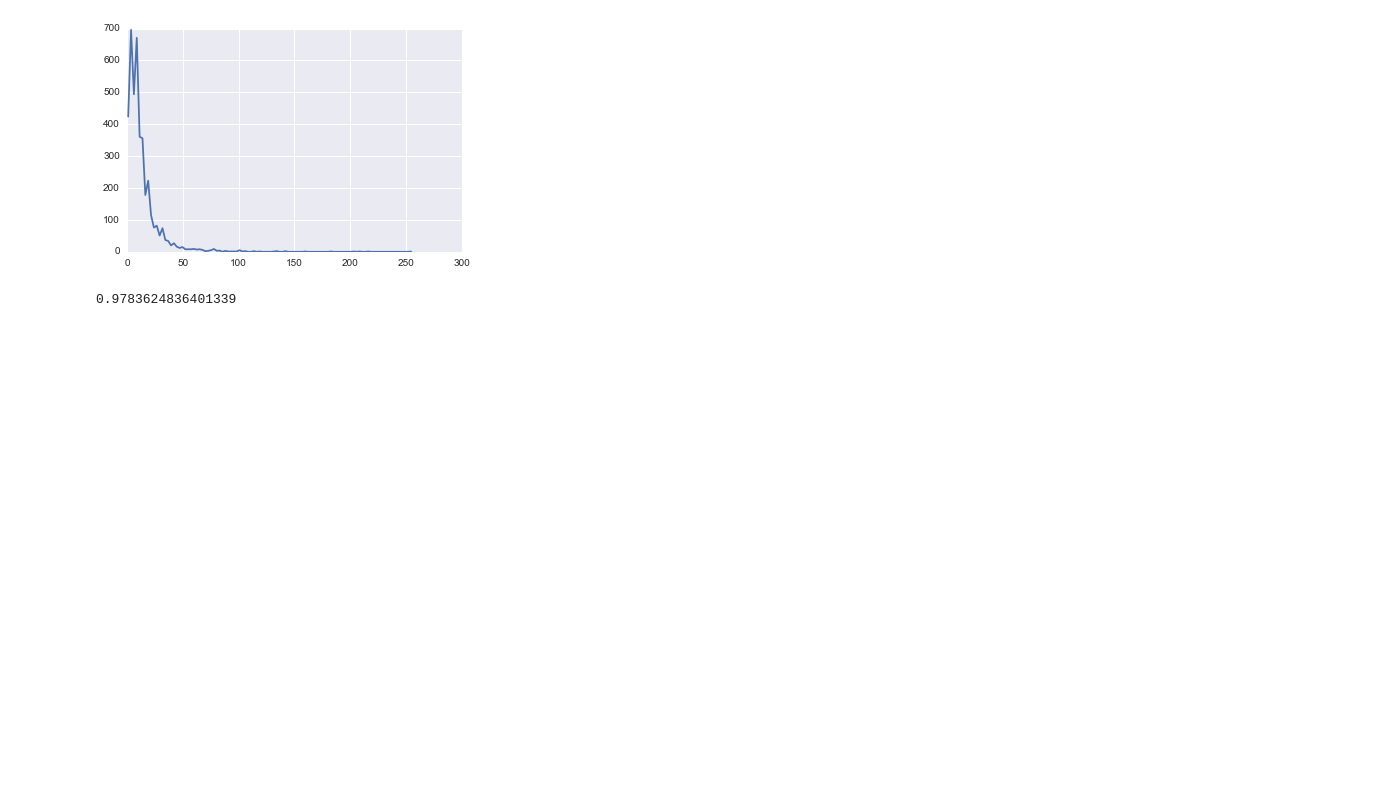
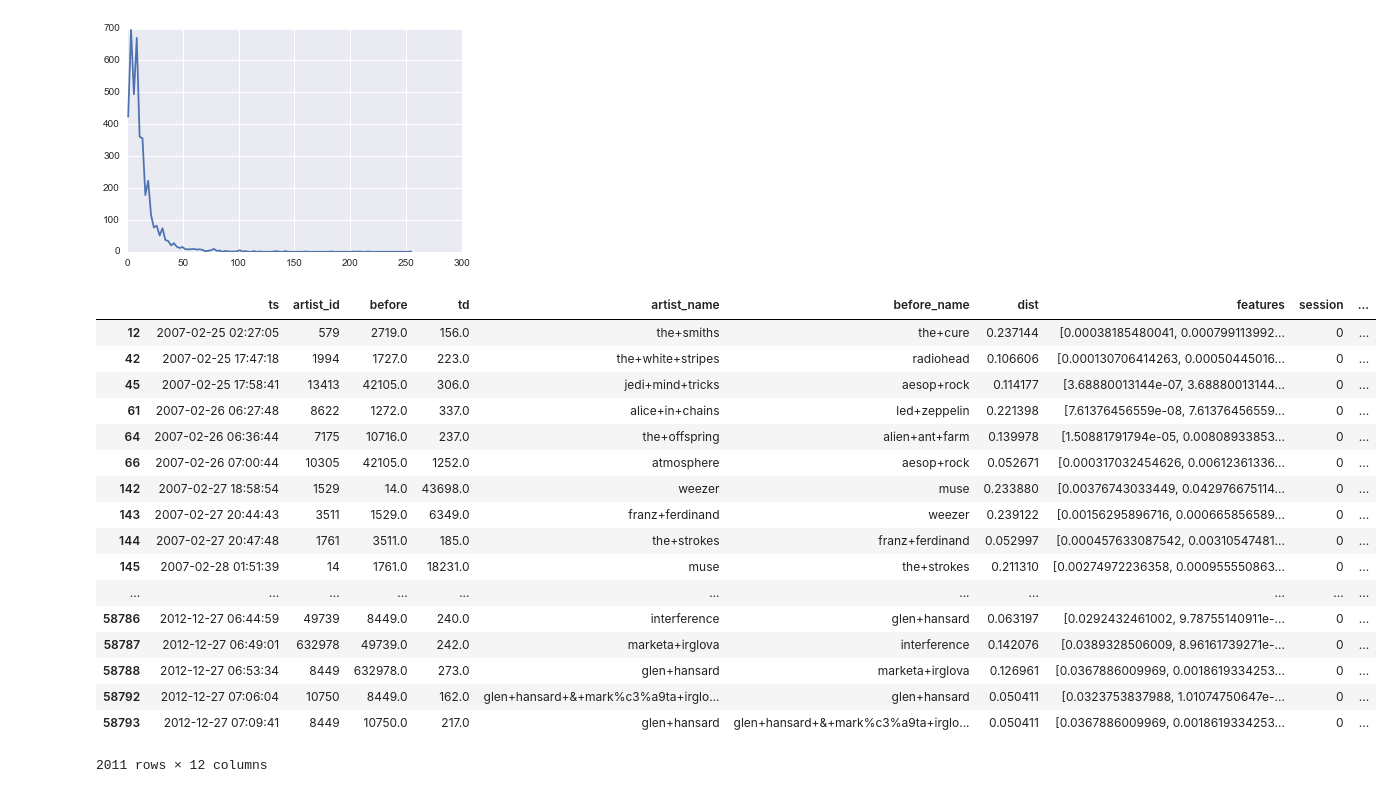
Before and after one commit to jlorince/MusicForaging, a Jupyter notebook: notebooks/my_listening.ipynb, the cells around one changed output. Drawn from its saved outputs; the diff is of its cells as text; code cells hidden in the pictures; blank space fills up the shorter version.

```diff
--- a/notebooks/my_listening.ipynb
+++ b/notebooks/my_listening.ipynb
@@ -433,8 +424,24 @@ plt.plot(bins[:-1],vals)
 # %% [output]
 [<matplotlib.lines.Line2D at 0x...>]
 [figure]
-# %%
-vc = test['patch_idx_shuffle'].value_counts()
-vc[vc>=5].sum()/float(len(test))
-# %% [output]
-0.9783624836401339
+# %%
+test[(test['dist']<.25)&(test['dist']>0)]
+# %% [output]
+|  | ts | artist_id | before | td | artist_name | before_name | dist | features | session | ... |
+| 12 | 2007-02-25 02:27:05 | 579 | 2719.0 | 156.0 | the+smiths | the+cure | 0.237144 | [0.00038185480041, 0.000799113992... | 0 | ... |
+| 42 | 2007-02-25 17:47:18 | 1994 | 1727.0 | 223.0 | the+white+stripes | radiohead | 0.106606 | [0.000130706414263, 0.00050445016... | 0 | ... |
+| 45 | 2007-02-25 17:58:41 | 13413 | 42105.0 | 306.0 | jedi+mind+tricks | aesop+rock | 0.114177 | [3.68880013144e-07, 3.68880013144... | 0 | ... |
+| 61 | 2007-02-26 06:27:48 | 8622 | 1272.0 | 337.0 | alice+in+chains | led+zeppelin | 0.221398 | [7.61376456559e-08, 7.61376456559... | 0 | ... |
+| 64 | 2007-02-26 06:36:44 | 7175 | 10716.0 | 237.0 | the+offspring | alien+ant+farm | 0.139978 | [1.50881791794e-05, 0.00808933853... | 0 | ... |
+| 66 | 2007-02-26 07:00:44 | 10305 | 42105.0 | 1252.0 | atmosphere | aesop+rock | 0.052671 | [0.000317032454626, 0.00612361336... | 0 | ... |
+| 142 | 2007-02-27 18:58:54 | 1529 | 14.0 | 43698.0 | weezer | muse | 0.233880 | [0.00376743033449, 0.042976675114... | 0 | ... |
+| 143 | 2007-02-27 20:44:43 | 3511 | 1529.0 | 6349.0 | franz+ferdinand | weezer | 0.239122 | [0.00156295896716, 0.000665856589... | 0 | ... |
+| 144 | 2007-02-27 20:47:48 | 1761 | 3511.0 | 185.0 | the+strokes | franz+ferdinand | 0.052997 | [0.000457633087542, 0.00310547481... | 0 | ... |
+| 145 | 2007-02-28 01:51:39 | 14 | 1761.0 | 18231.0 | muse | the+strokes | 0.211310 | [0.00274972236358, 0.000955550863... | 0 | ... |
+| ... | ... | ... | ... | ... | ... | ... | ... | ... | ... | ... |
+| 58786 | 2012-12-27 06:44:59 | 49739 | 8449.0 | 240.0 | interference | glen+hansard | 0.063197 | [0.0292432461002, 9.78755140911e-... | 0 | ... |
+| 58787 | 2012-12-27 06:49:01 | 632978 | 49739.0 | 242.0 | marketa+irglova | interference | 0.142076 | [0.0389328506009, 8.96161739271e-... | 0 | ... |
+| 58788 | 2012-12-27 06:53:34 | 8449 | 632978.0 | 273.0 | glen+hansard | marketa+irglova | 0.126961 | [0.0367886009969, 0.0018619334253... | 0 | ... |
+| 58792 | 2012-12-27 07:06:04 | 10750 | 8449.0 | 162.0 | glen+hansard+&+mark%c3%a9ta+irglo... | glen+hansard | 0.050411 | [0.0323753837988, 1.01074750647e-... | 0 | ... |
+| 58793 | 2012-12-27 07:09:41 | 8449 | 10750.0 | 217.0 | glen+hansard | glen+hansard+&+mark%c3%a9ta+irglo... | 0.050411 | [0.0367886009969, 0.0018619334253... | 0 | ... |
+2011 rows × 12 columns
```
Also changed, not shown: parts of 2 cells of this notebook, 2 other files.
